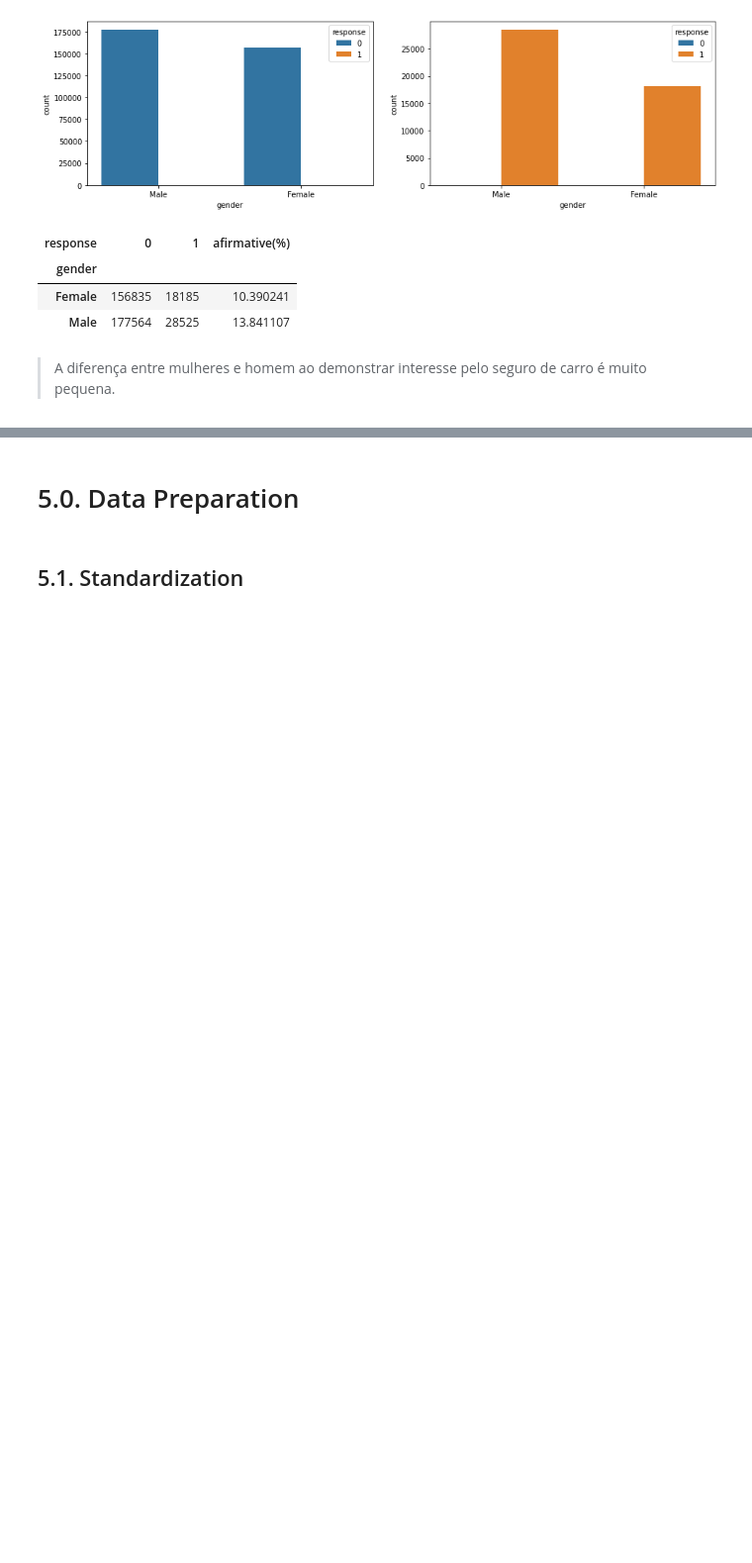
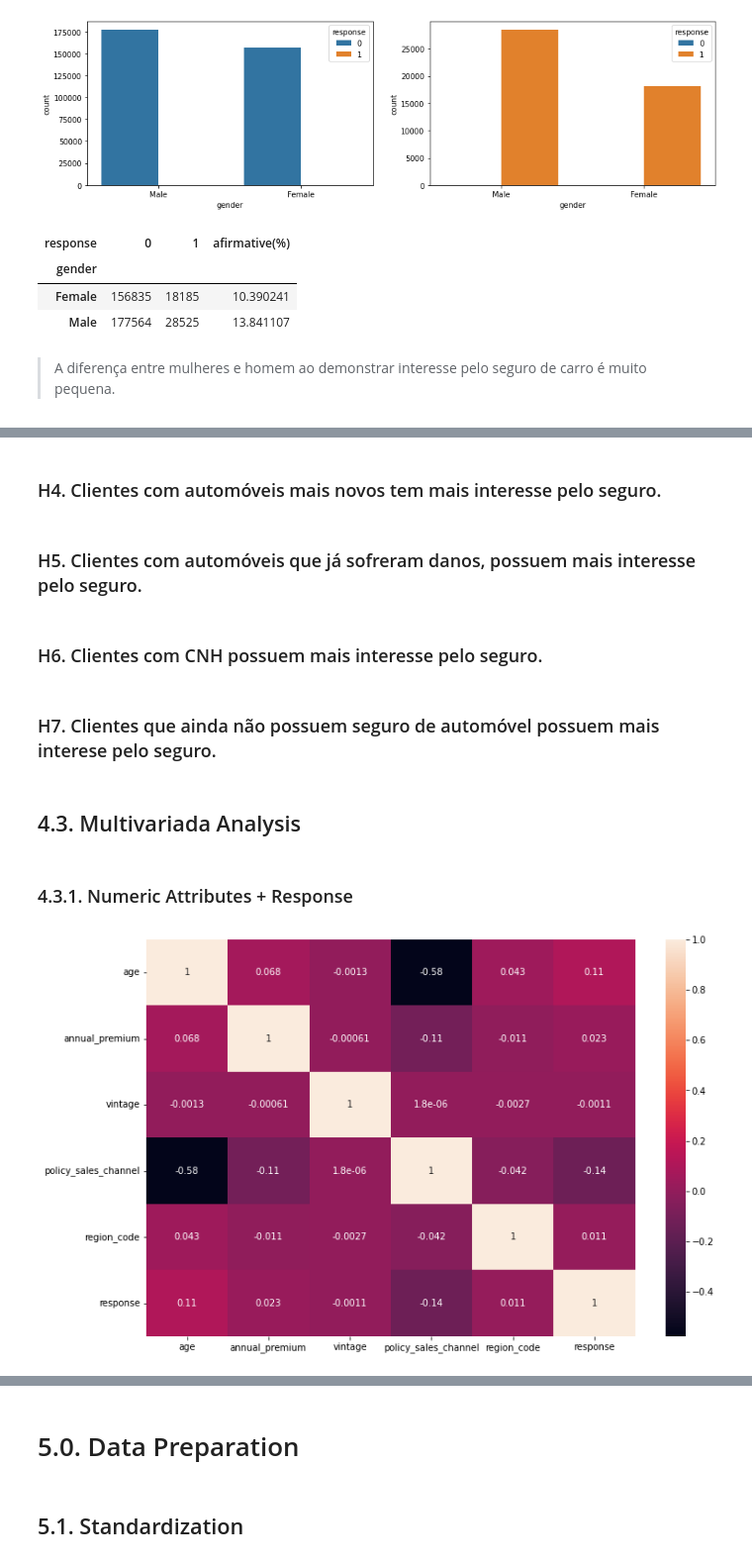
Before and after one commit to LucasAsilveira/PA04-Health-Insurance-Cross-Sell, a Jupyter notebook: Project_Health_Insurance.ipynb, the cells around one changed output, grey strips where cells are left out. Shown at 99% size. Saved outputs shown, nothing was run; the diff lists cells and outputs as text; code cells hidden in the pictures; blank space fills up the shorter version.

```diff
--- a/Project_Health_Insurance.ipynb
+++ b/Project_Health_Insurance.ipynb
@@ -627,0 +749,18 @@ aux
+# %% [markdown]
+### H4. Clientes com automóveis mais novos tem mais interesse pelo seguro.
+# %% [markdown]
+### H5. Clientes com automóveis que já sofreram danos, possuem mais interesse pelo seguro.
+# %% [markdown]
+### H6. Clientes com CNH possuem mais interesse pelo seguro.
+# %% [markdown]
+### H7. Clientes que ainda não possuem seguro de automóvel possuem mais interese pelo seguro.
+# %% [markdown]
+## 4.3. Multivariada Analysis
+# %% [markdown]
+### 4.3.1. Numeric Attributes + Response
+# %%
+num_attributes    = df1[['age', 'annual_premium', 'vintage', 'policy_sales_channel', 'region_code', 'response' ]]
+fig = plt.subplots(figsize = (12,8))
+sns.heatmap(num_attributes.corr(), annot = True);
+# %% [output]
+[figure, added]
```
Also changed, not shown: parts of 29 cells of this notebook, 4 other files.
